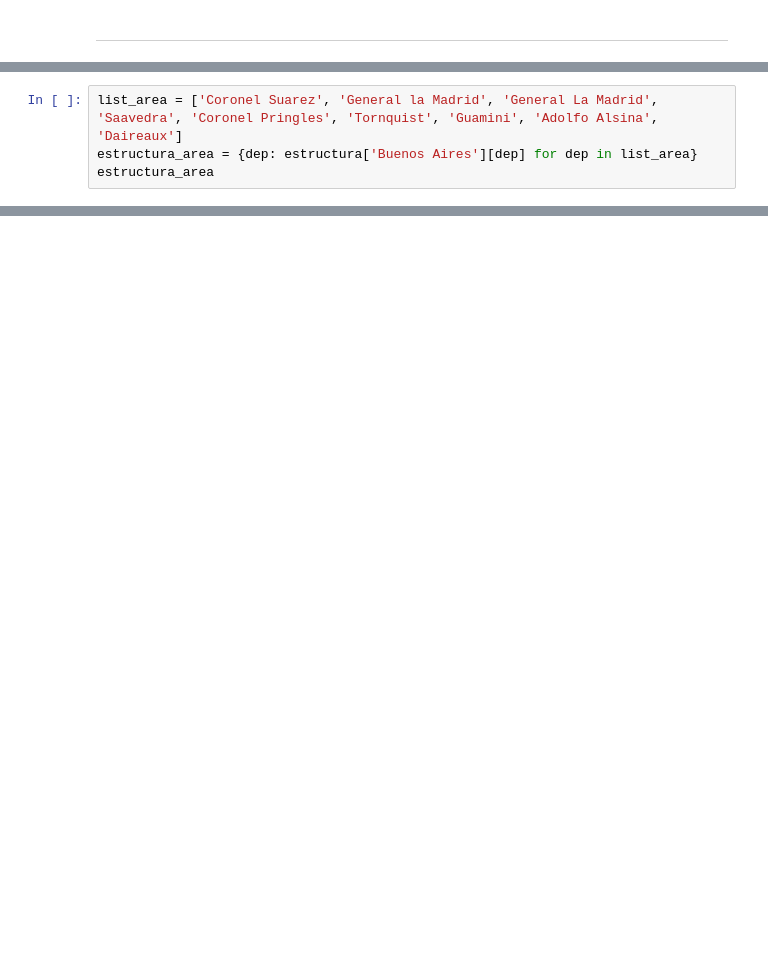
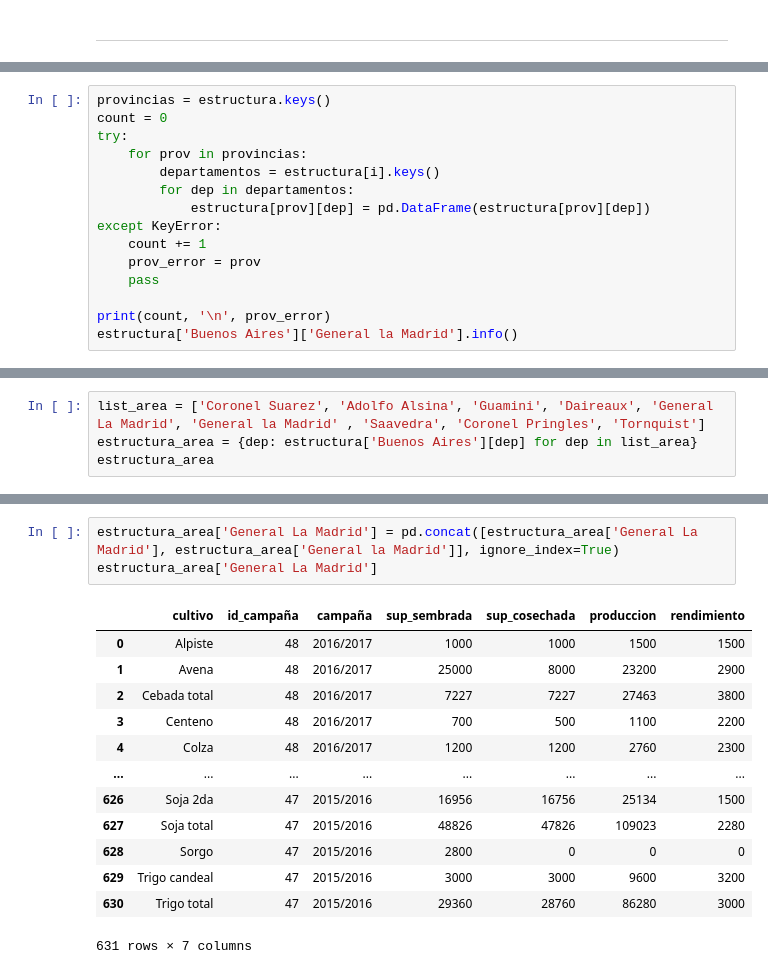
Before and after one commit to matublaq/CampoProject, a Jupyter notebook: 2_DataProcess.ipynb, the cells around one changed output, grey strips where cells are left out. Drawn from its saved outputs; the diff is of its cells as text; blank space fills up the shorter version.

```diff
--- a/2_DataProcess.ipynb
+++ b/2_DataProcess.ipynb
@@ -90,0 +87,15 @@ dict_keys(['Sin Definir', 'General Las Heras', 'Magdalena', 'La Matanza', 'Las F
+# %%
+provincias = estructura.keys()
+count = 0
+try:
+    for prov in provincias:
+        departamentos = estructura[i].keys()
+        for dep in departamentos:
+            estructura[prov][dep] = pd.DataFrame(estructura[prov][dep])
+except KeyError:
+    count += 1
+    prov_error = prov
+    pass
+
+print(count, '\n', prov_error)
+estructura['Buenos Aires']['General la Madrid'].info()
@@ -91,5 +121,5 @@ dict_keys(['Sin Definir', 'General Las Heras', 'Magdalena', 'La Matanza', 'Las F
 # %%
-list_area = ['Coronel Suarez', 'General la Madrid', 'General La Madrid', 'Saavedra', 'Coronel Pringles', 'Tornquist', 'Guamini', 'Adolfo Alsina', 'Daireaux']
+list_area = ['Coronel Suarez', 'Adolfo Alsina', 'Guamini', 'Daireaux', 'General La Madrid', 'General la Madrid' , 'Saavedra', 'Coronel Pringles', 'Tornquist']
 estructura_area = {dep: estructura['Buenos Aires'][dep] for dep in list_area}
 estructura_area
 # %% [output]
@@ -112,0 +143,17 @@ estructura_area
+# %%
+estructura_area['General La Madrid'] = pd.concat([estructura_area['General La Madrid'], estructura_area['General la Madrid']], ignore_index=True)
+estructura_area['General La Madrid']
+# %% [output]
+|  | cultivo | id_campaña | campaña | sup_sembrada | sup_cosechada | produccion | rendimiento |
+| 0 | Alpiste | 48 | 2016/2017 | 1000 | 1000 | 1500 | 1500 |
+| 1 | Avena | 48 | 2016/2017 | 25000 | 8000 | 23200 | 2900 |
+| 2 | Cebada total | 48 | 2016/2017 | 7227 | 7227 | 27463 | 3800 |
+| 3 | Centeno | 48 | 2016/2017 | 700 | 500 | 1100 | 2200 |
+| 4 | Colza | 48 | 2016/2017 | 1200 | 1200 | 2760 | 2300 |
+| ... | ... | ... | ... | ... | ... | ... | ... |
+| 626 | Soja 2da | 47 | 2015/2016 | 16956 | 16756 | 25134 | 1500 |
+| 627 | Soja total | 47 | 2015/2016 | 48826 | 47826 | 109023 | 2280 |
+| 628 | Sorgo | 47 | 2015/2016 | 2800 | 0 | 0 | 0 |
+| 629 | Trigo candeal | 47 | 2015/2016 | 3000 | 3000 | 9600 | 3200 |
+| 630 | Trigo total | 47 | 2015/2016 | 29360 | 28760 | 86280 | 3000 |
+631 rows × 7 columns
```
Also changed, not shown: parts of 6 cells of this notebook.
